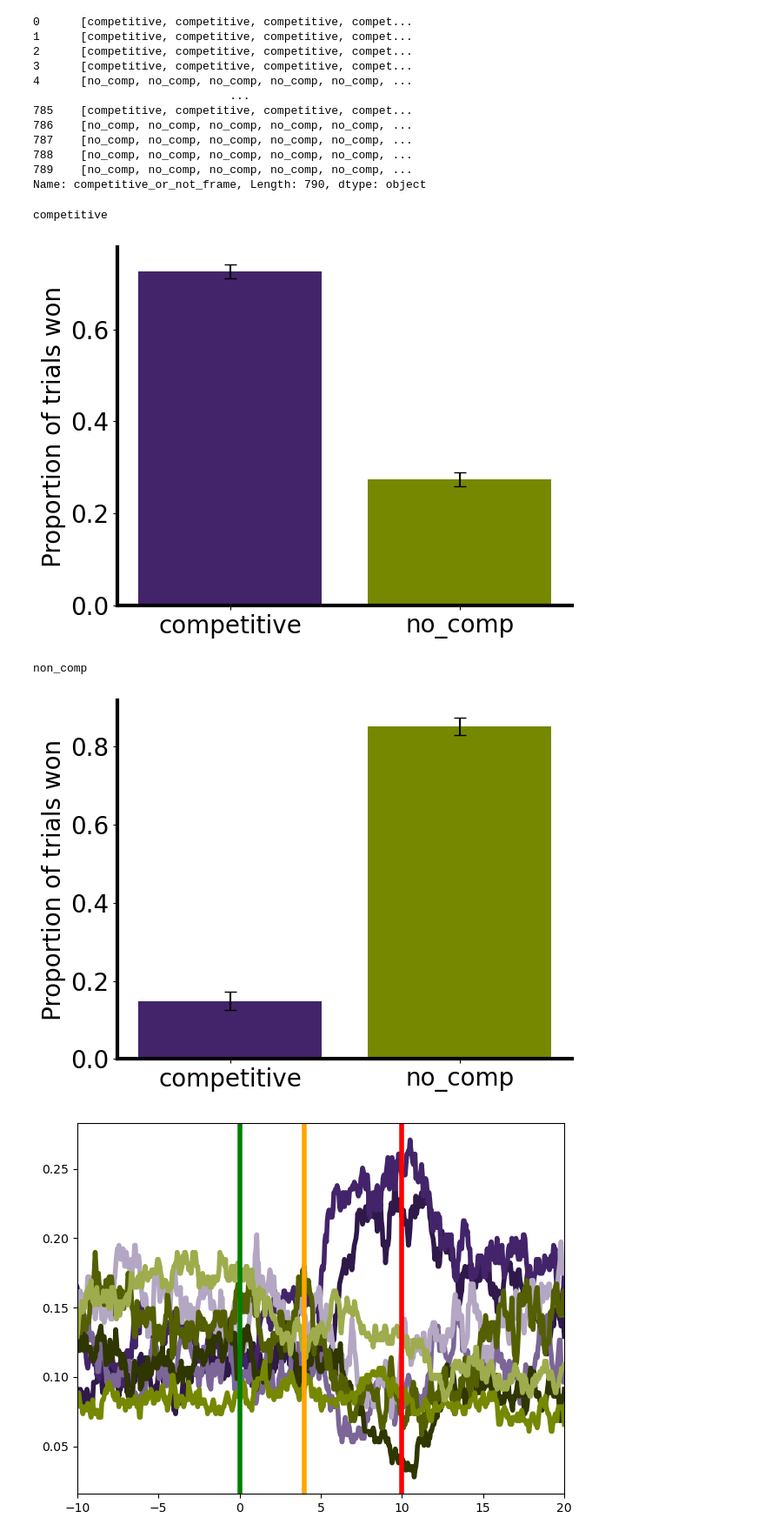
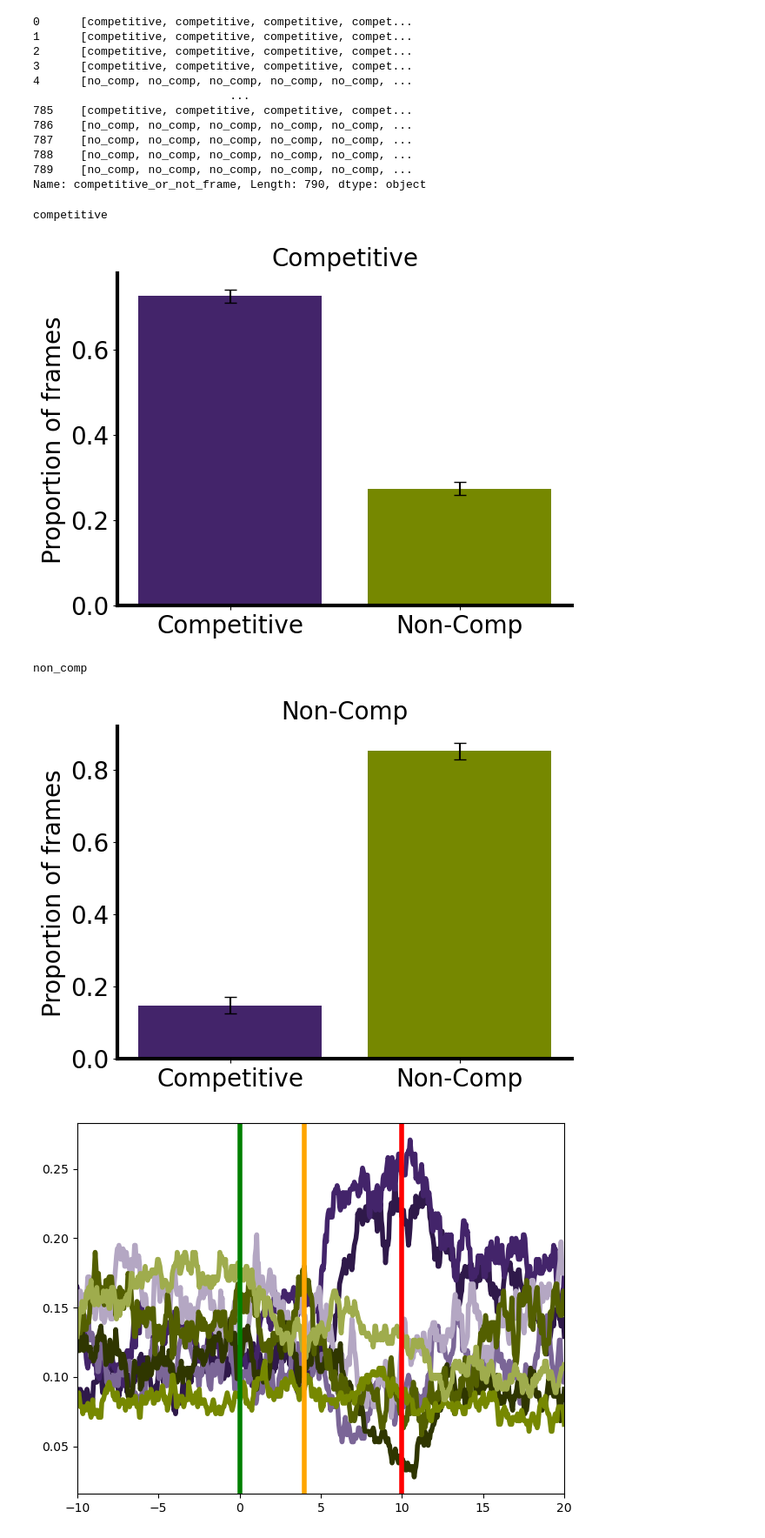
Before and after one commit to padillacoreanolab/reward_comp_ext, a Jupyter notebook: results/2024_09_02_behavioral_reward_comp/01_competitive_trials_analysis.ipynb, the cells around one changed output. Shown at 87% size. Saved outputs shown, nothing was run; the diff lists cells and outputs as text; code cells hidden in the pictures.

```diff
--- a/results/2024_09_02_behavioral_reward_comp/01_competitive_trials_analysis.ipynb
+++ b/results/2024_09_02_behavioral_reward_comp/01_competitive_trials_analysis.ipynb
@@ -1450,38 +1488,44 @@ for comp in all_velocity_df["competition_label"].unique():
     sem = proportions_df.sem()
 
     means = pd.DataFrame(means, columns=["mean"])
     # means["color"] = means.index.map(lambda x: comp_id_to_color[x])
 
+    means["bar_name"] = means.index
+    means["bar_name"] = means["bar_name"].apply(lambda x: x.replace("no_comp", "non-comp").title())
+
     fig, ax = plt.subplots()
 
     # Plotting the bar plot with error bars (SEM)
-    plt.bar(means.index, means["mean"], yerr=sem, capsize=5, color=["#43246A", "#768800"])
+    plt.bar(means["bar_name"], means["mean"], yerr=sem, capsize=5, color=["#43246A", "#768800"])
 
     # Adding labels and title
-    plt.ylabel('Proportion of trials won', size=20)
+    plt.ylabel('Proportion of frames', size=20)
+
+    plt.title(comp.title().replace("_", "-"), fontsize=20)
+
 
     # Hide top and right borders
     ax.spines['top'].set_visible(False)
     ax.spines['right'].set_visible(False)
 
     # Leave bottom and left spines
     ax.spines['bottom'].set_visible(True)
     ax.spines['left'].set_visible(True)
     ax.spines['bottom'].set_linewidth(3)
     ax.spines['left'].set_linewidth(3)
 
     ax.tick_params(axis='both', which='major', labelsize=20)
     ax.tick_params(axis='both', which='minor', labelsize=20)
 
     plt.tight_layout()
     # plt.savefig(os.path.join(OUTPUT_DIR, "proportion_of_rewards.png"))
 
     plt.show()
 # %% [output]
 competitive
-[figure, old version]
+[figure, new version]
 non_comp
-[figure, old version]
+[figure, new version]
 # %%
 import pandas as pd
 import matplotlib.pyplot as plt
```
Also changed, not shown: parts of 5 cells of this notebook.
